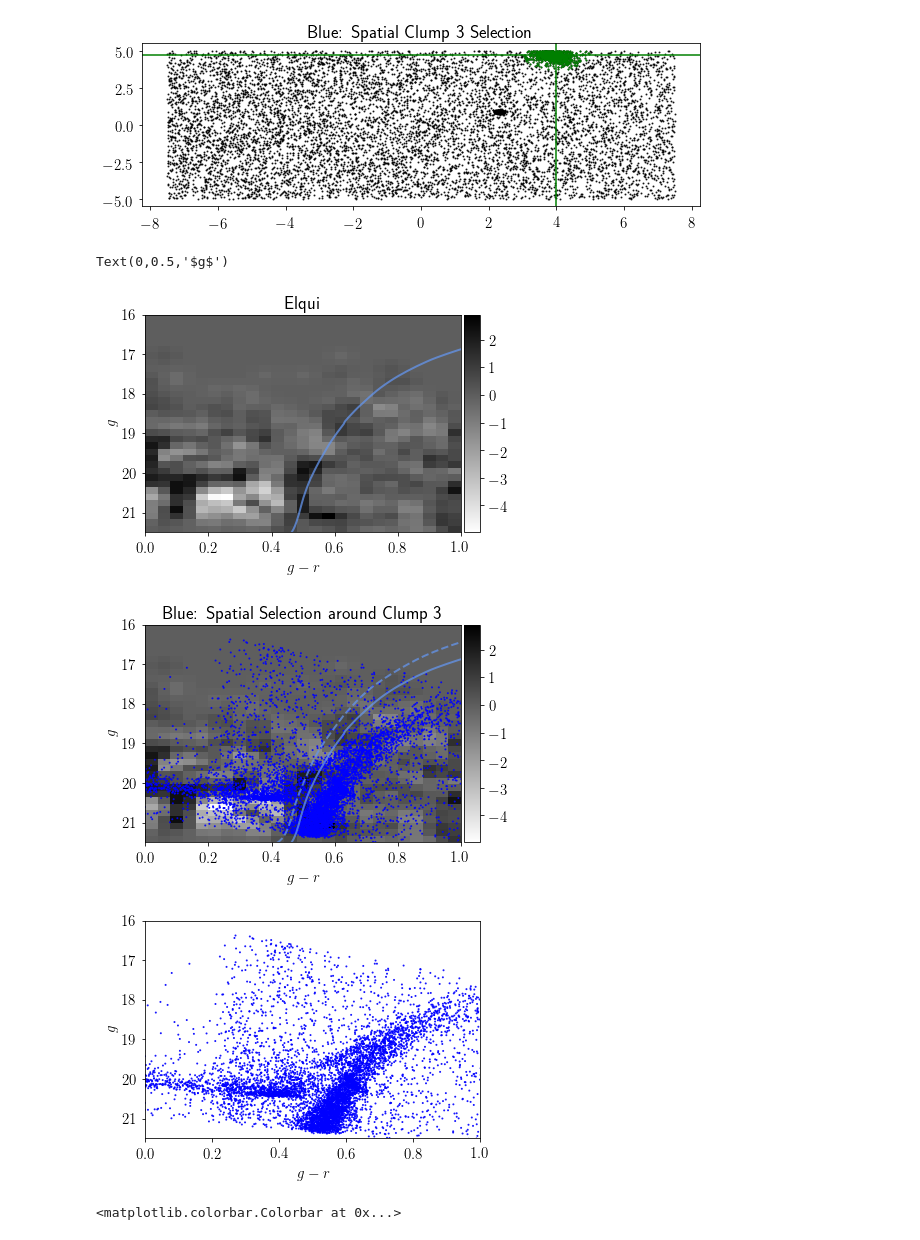
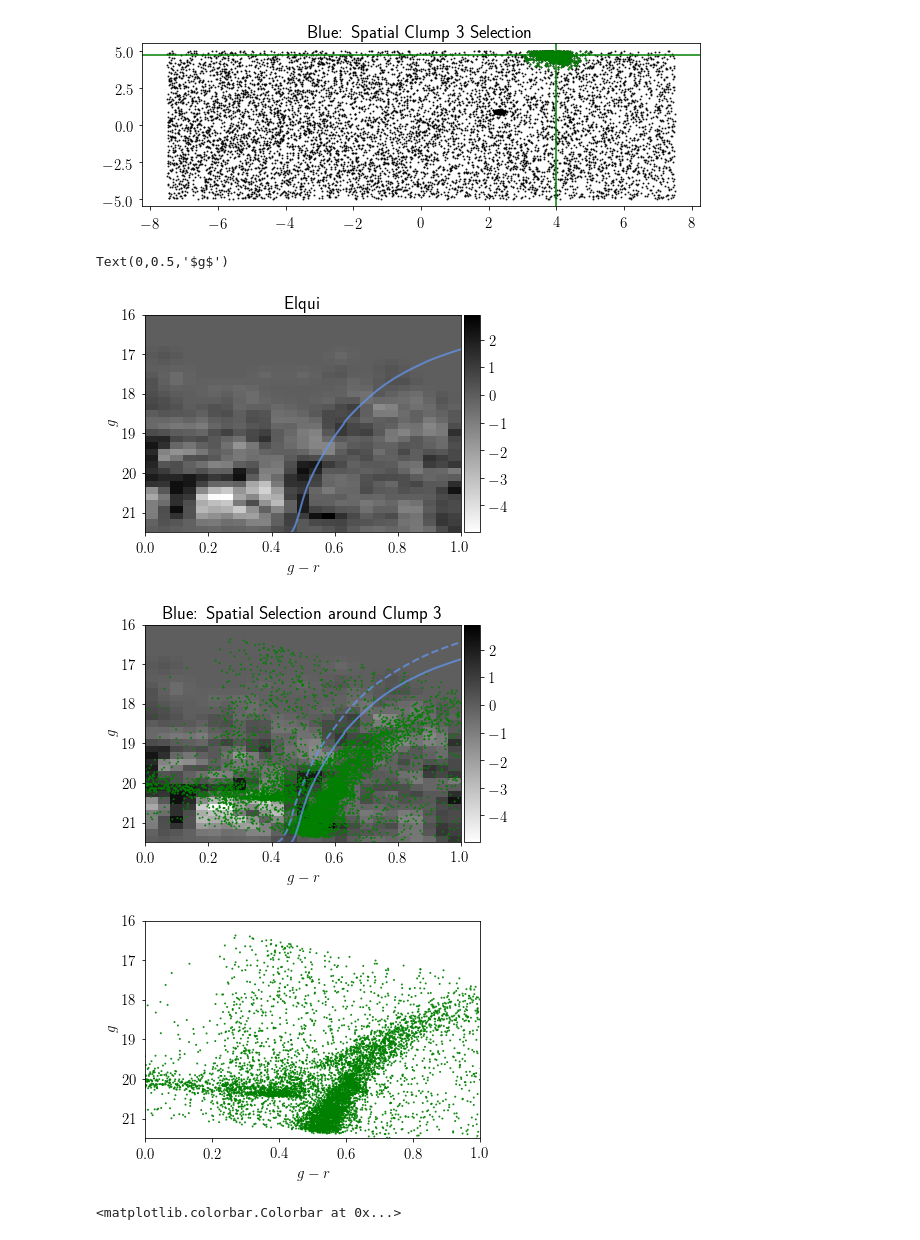
Before and after one commit to norashipp/shared_notebooks, a Jupyter notebook: Elqui.ipynb, the cells around one changed output. Saved outputs shown, nothing was run; the diff lists cells and outputs as text; code cells hidden in the pictures.

```diff
--- a/Elqui.ipynb
+++ b/Elqui.ipynb
@@ -669,31 +669,31 @@ plt.show()
 # %%
 im = pm.plot_hess(stream, data[on_stream&pm_cut], data[off_stream&pm_cut], gmax=21.5)
 # im = pm.plot_hess(stream, data[on_stream], data[off_stream], gmax=21.5)
 plt.plot(iso.color, iso.mag+mu, '-', c='cornflowerblue', lw=2, alpha=0.75, zorder=1, label='%.1f Gyr\n[Fe/H]=$%.2f$' %(age, iso.z2feh(z)))
 plt.xlim(0,1)
 plt.ylim(21.5,16)
 pm.colorbar(im)
 
 im = pm.plot_hess(stream, data[on_stream&pm_cut], data[off_stream&pm_cut], gmax=21.5)
 plt.plot(iso.color, iso.mag+mu, '-', c='cornflowerblue', lw=2, alpha=0.75, zorder=1, label='%.1f Gyr\n[Fe/H]=$%.2f$' %(age, iso.z2feh(z)))
 plt.plot(iso2.color, iso2.mag+mu, '--', c='cornflowerblue', lw=2, alpha=0.75, zorder=1, label='%.1f Gyr\n[Fe/H]=$%.2f$' %(age, iso.z2feh(z)))
-plt.scatter(data[MAGG][on_clump3] - data[MAGR][on_clump3], data[MAGG][on_clump3], s=1, alpha=0.9, edgecolor='b', facecolor='none')
+plt.scatter(data[MAGG][on_clump3] - data[MAGR][on_clump3], data[MAGG][on_clump3], s=1, alpha=0.9, edgecolor='g', facecolor='none')
 plt.xlim(0,1)
 plt.ylim(21.5,16)
 plt.title('Blue: Spatial Selection around Clump 3')
 pm.colorbar(im)
 
 plt.figure()
-plt.scatter(data[MAGG][on_clump3] - data[MAGR][on_clump3], data[MAGG][on_clump3], s=1, alpha=0.9, edgecolor='b', facecolor='none')
+plt.scatter(data[MAGG][on_clump3] - data[MAGR][on_clump3], data[MAGG][on_clump3], s=1, alpha=0.9, edgecolor='g', facecolor='none')
 plt.xlim(0,1)
 plt.ylim(21.5,16)
 plt.xlabel(r'$g-r$')
 plt.ylabel(r'$g$')
 # %% [output]
 Text(0,0.5,'$g$')
 [figure]
-[figure, old version]
+[figure, new version]
-[figure, old version]
+[figure, new version]
 # %%
 im = pm.plot_hess(stream, data[on_stream&pm_cut], data[off_stream&pm_cut], gmax=21.5)
 plt.plot(iso.color, iso.mag+mu, '-', c='cornflowerblue', lw=2, alpha=0.75, zorder=1, label='%.1f Gyr\n[Fe/H]=$%.2f$' %(age, iso.z2feh(z)))
```
